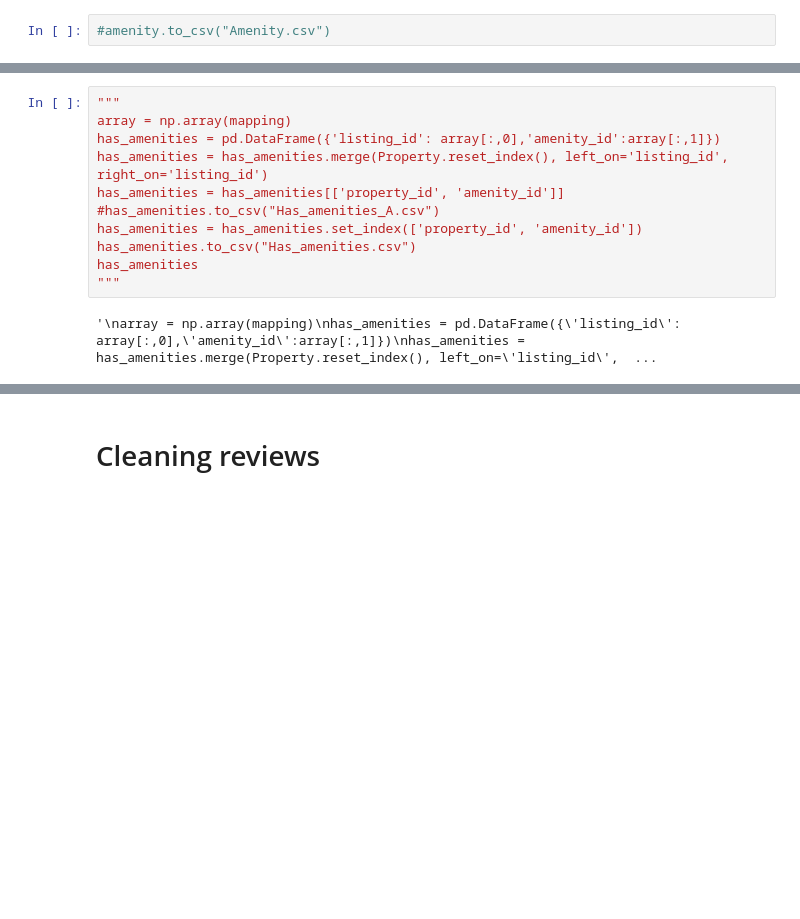
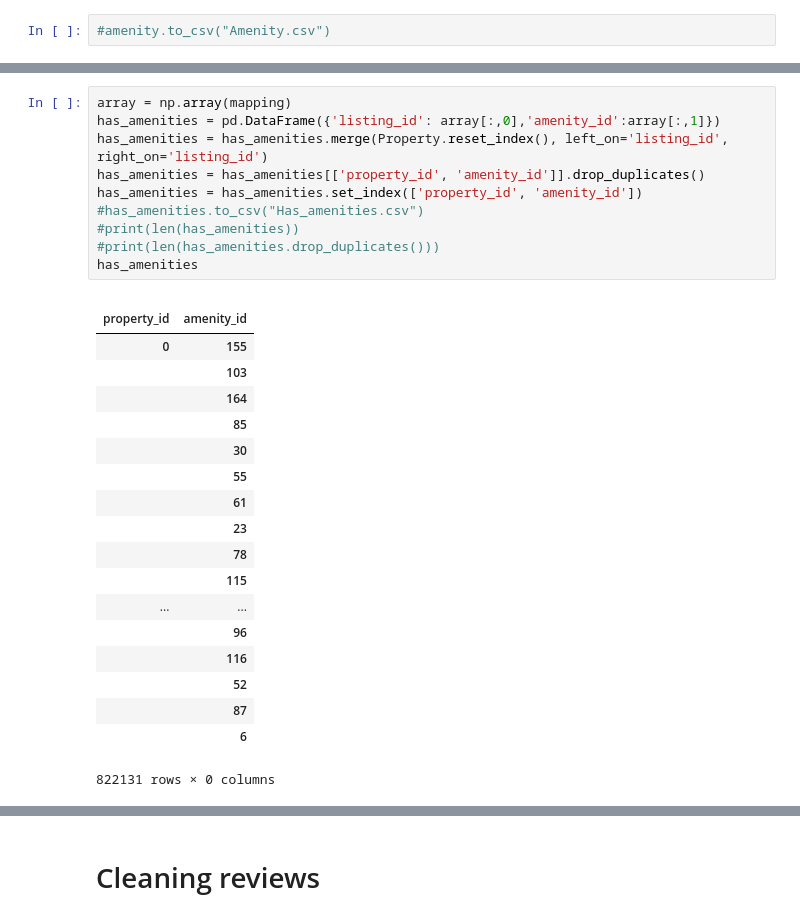
Before and after one commit to vquelque/DbProject, a Jupyter notebook: Cleaned_datas.ipynb, the cells around one changed output, grey strips where cells are left out. Cells and saved outputs as stored; diff of their text form; blank space fills up the shorter version.

Commit message:
Delete duplicates in Has_amenities

```diff
--- a/Cleaned_datas.ipynb
+++ b/Cleaned_datas.ipynb
@@ -858,16 +872,33 @@ mapping
 # %%
-"""
 array = np.array(mapping)
 has_amenities = pd.DataFrame({'listing_id': array[:,0],'amenity_id':array[:,1]})
 has_amenities = has_amenities.merge(Property.reset_index(), left_on='listing_id', right_on='listing_id')
-has_amenities = has_amenities[['property_id', 'amenity_id']]
-#has_amenities.to_csv("Has_amenities_A.csv")
+has_amenities = has_amenities[['property_id', 'amenity_id']].drop_duplicates()
 has_amenities = has_amenities.set_index(['property_id', 'amenity_id'])
-has_amenities.to_csv("Has_amenities.csv")
+#has_amenities.to_csv("Has_amenities.csv")
+#print(len(has_amenities))
+#print(len(has_amenities.drop_duplicates()))
 has_amenities
-"""
 # %% [output]
+|  |  |
+| property_id | amenity_id |
+| 0 | 155 |
+|  | 103 |
+|  | 164 |
+|  | 85 |
+|  | 30 |
+|  | 55 |
+|  | 61 |
+|  | 23 |
+|  | 78 |
+|  | 115 |
+| ... | ... |
+|  | 96 |
+|  | 116 |
+|  | 52 |
+|  | 87 |
+|  | 6 |
-'\narray = np.array(mapping)\nhas_amenities = pd.DataFrame({\'listing_id\': array[:,0],\'amenity_id\':array[:,1]})\nhas_amenities = has_amenities.merge(Property.reset_index(), left_on=\'listing_id\',  ...
+822131 rows × 0 columns
 # %%
 # square_feet
 print(len(listings['square_feet']))
```
Also changed, not shown: parts of 46 cells of this notebook.
